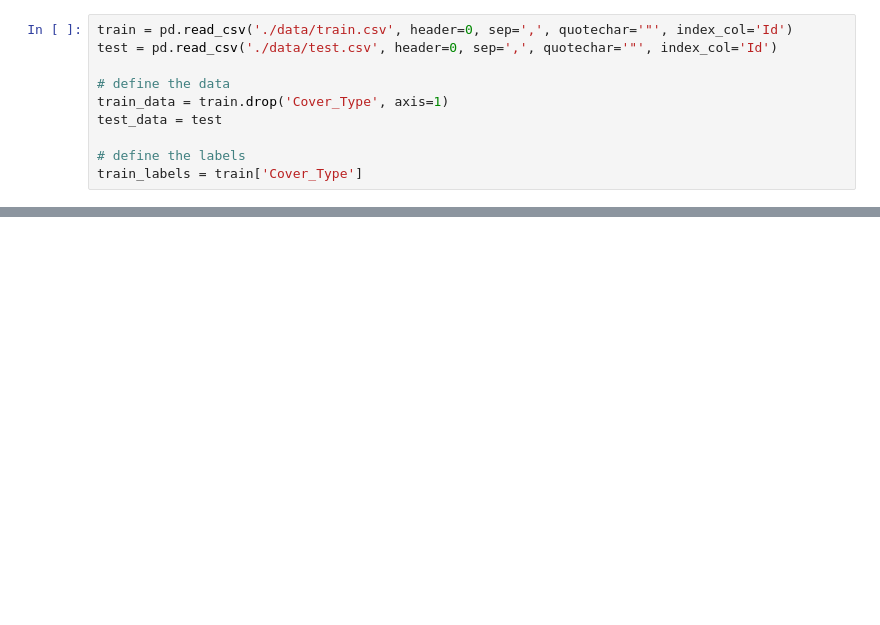
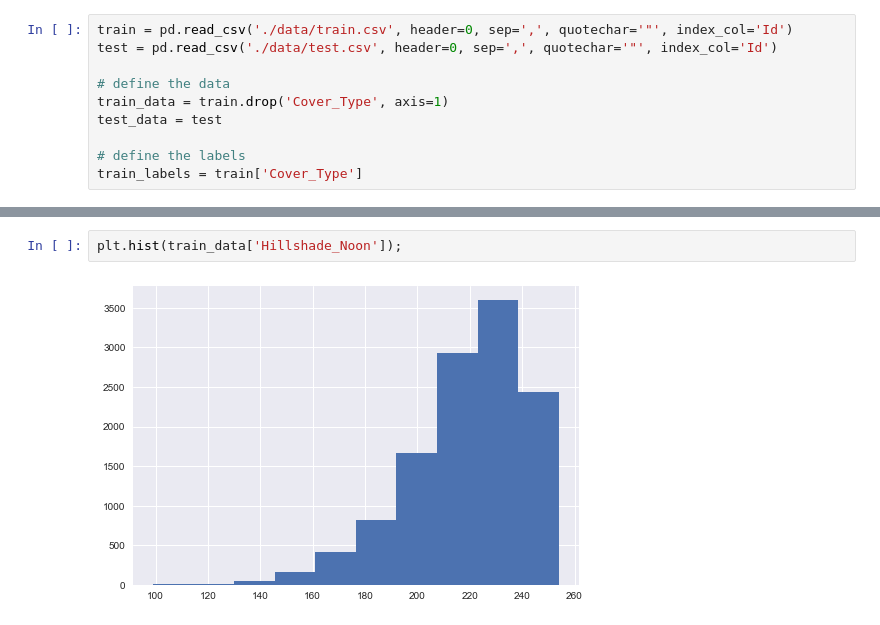
Before and after one commit to tiffapedia/w207-final, a Jupyter notebook: model_selection.ipynb, the cells around one changed output, grey strips where cells are left out. Cells and saved outputs as stored; diff of their text form; blank space fills up the shorter version.

```diff
--- a/model_selection.ipynb
+++ b/model_selection.ipynb
@@ -226,0 +114,4 @@ dtype: float64
+# %%
+plt.hist(train_data['Hillshade_Noon']);
+# %% [output]
+[figure, added]
```
Also changed, not shown: parts of 85 cells of this notebook.
